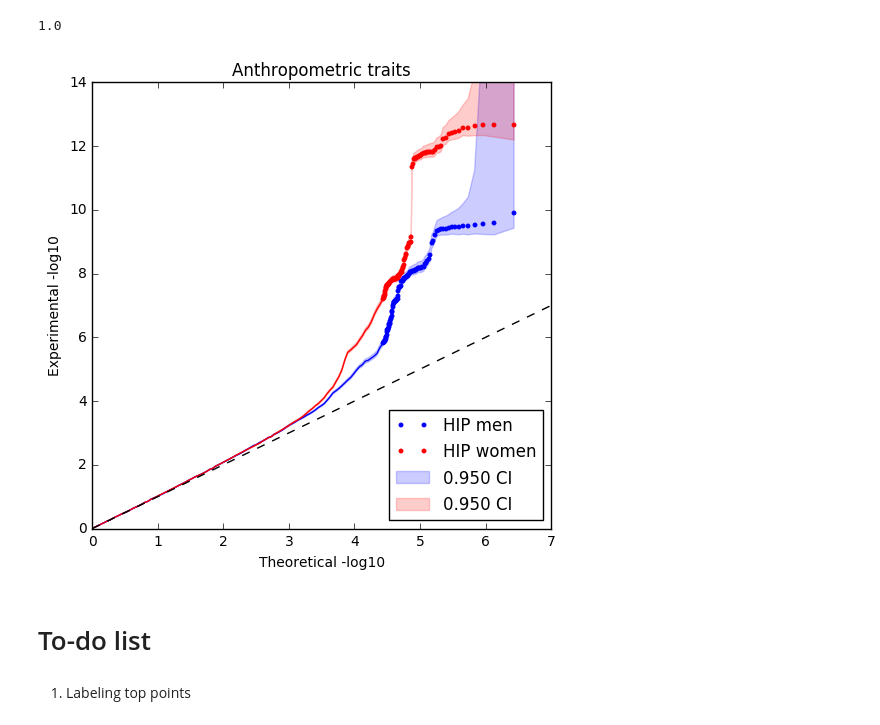
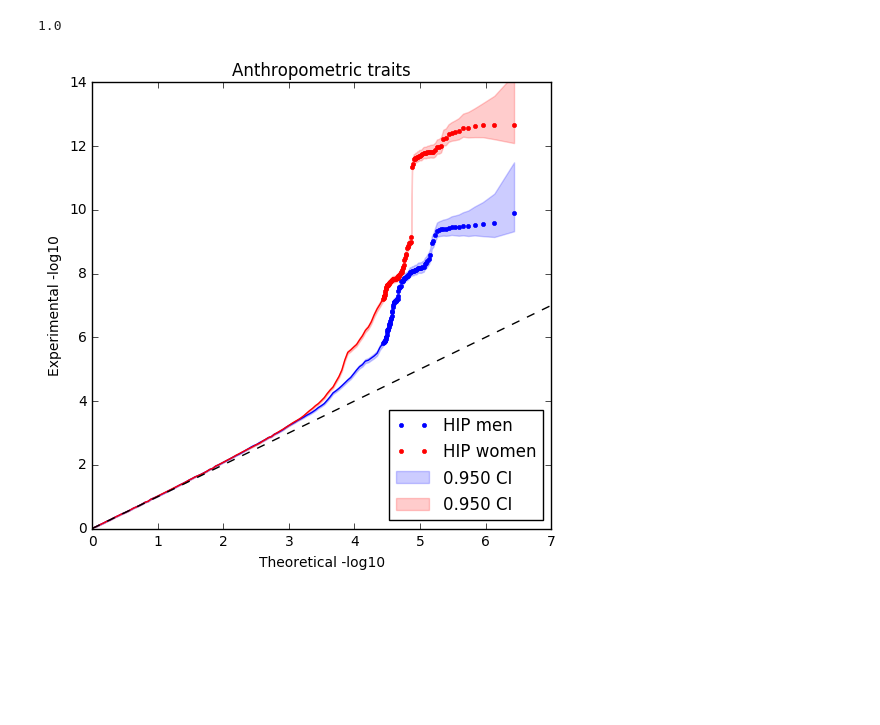
Before and after one commit to khramts/assocplots, a Jupyter notebook: Tutorial.ipynb, the cells around one changed output. Cells and saved outputs as stored; diff of their text form; code cells hidden in the pictures; blank space fills up the shorter version.

Commit message:
interactive plots tutorial

```diff
--- a/Tutorial.ipynb
+++ b/Tutorial.ipynb
@@ -174,21 +186,17 @@ get_lambda(hip_m['f3'], definition = 'median')
 # %%
 # This is a qq plot showing two experimental groups
 mpl.rcParams['figure.dpi']=100
 mpl.rcParams['savefig.dpi']=100
 mpl.rcParams['figure.figsize']=5.375, 5.375
 
 qqplot([hip_m['f3'], hip_w['f3']],
        ['HIP men', 'HIP women'],
        color=['b','r'],
        fill_dens=[0.2,0.2],
        error_type='experimental',
-       distribution='normal',
+       distribution='beta',
        title='Anthropometric traits')
 
 plt.savefig('qq_two_hip_groups.png', dpi=300)
 # %% [output]
-[figure, old version]
+[figure, new version]
-# %% [markdown]
-# To-do list
-# %% [markdown]
-1. Labeling top points
```
Also changed, not shown: parts of 7 cells of this notebook, 3 other files.
